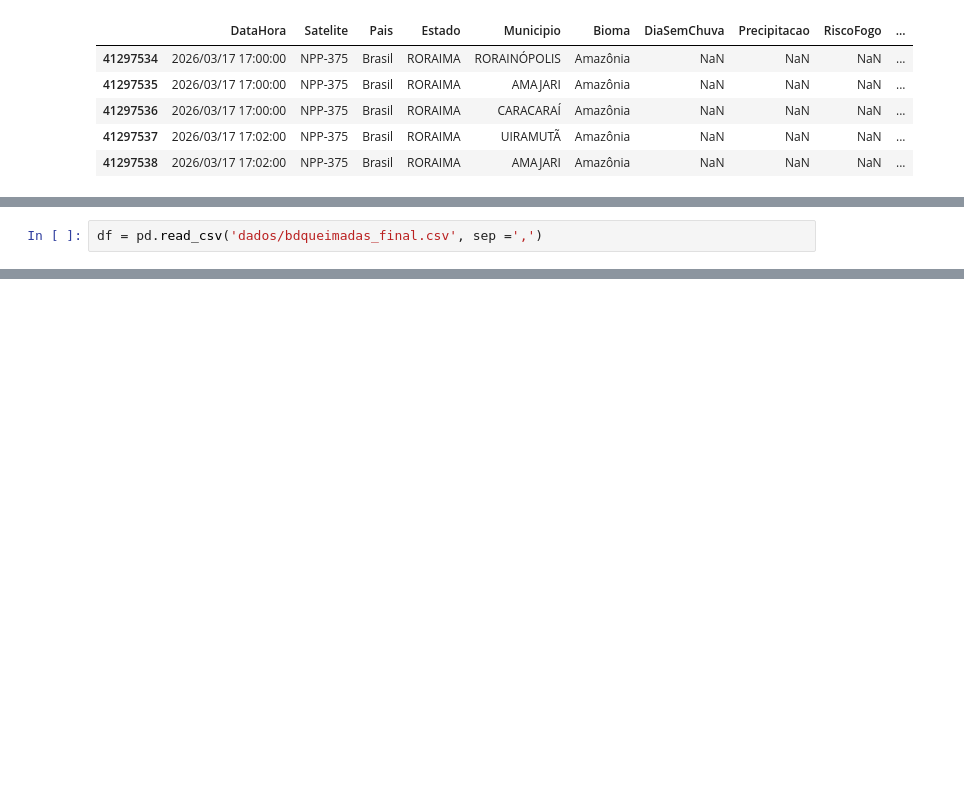
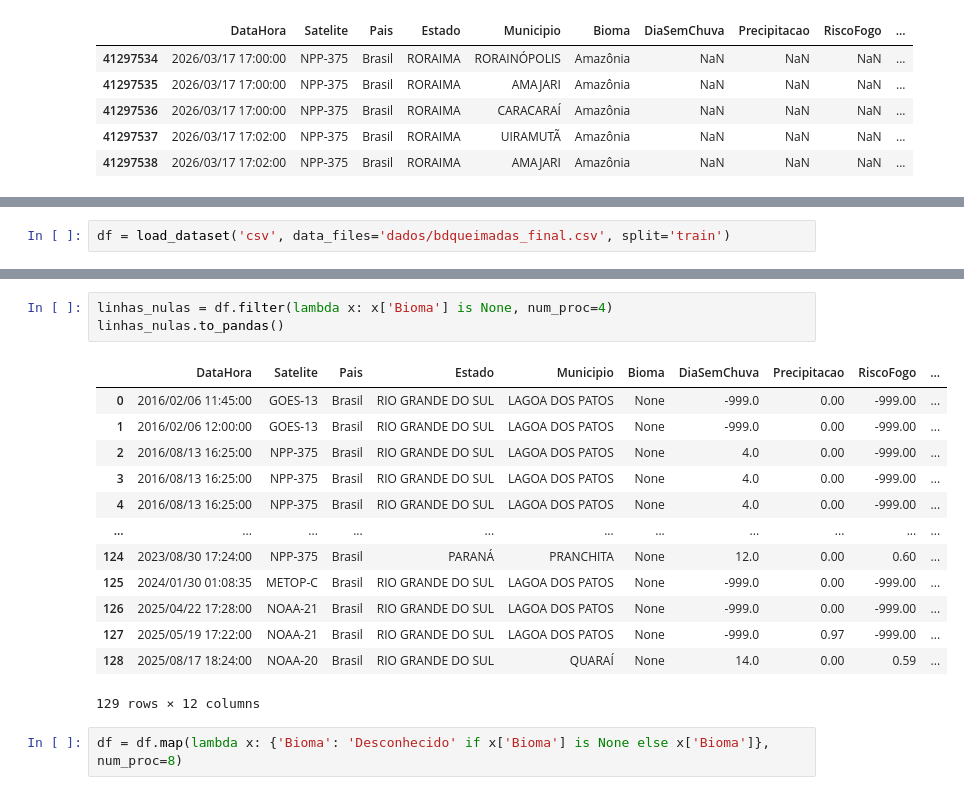
Before and after one commit to vincentbc23/Desafio-3_Zetta, a Jupyter notebook: Desafio3.ipynb, the cells around one changed output, grey strips where cells are left out. Cells and saved outputs as stored; diff of their text form; blank space fills up the shorter version.

Commit message:
Otimização com datasets e ignorando dados pesados

```diff
--- a/Desafio3.ipynb
+++ b/Desafio3.ipynb
@@ -151,3 +155,3 @@ df_final.to_csv('dados/bdqueimadas_final.csv', index=False, encoding='utf-8-sig'
 # %%
-df = pd.read_csv('dados/bdqueimadas_final.csv', sep =',')
+df = load_dataset('csv', data_files='dados/bdqueimadas_final.csv', split='train')
 # %%
@@ -196,3 +226,22 @@ FRP             12772059
 Latitude               0
 Longitude              0
 dtype: int64
+# %%
+linhas_nulas = df.filter(lambda x: x['Bioma'] is None, num_proc=4)
+linhas_nulas.to_pandas()
+# %% [output]
+|  | DataHora | Satelite | Pais | Estado | Municipio | Bioma | DiaSemChuva | Precipitacao | RiscoFogo | ... |
+| 0 | 2016/02/06 11:45:00 | GOES-13 | Brasil | RIO GRANDE DO SUL | LAGOA DOS PATOS | None | -999.0 | 0.00 | -999.00 | ... |
+| 1 | 2016/02/06 12:00:00 | GOES-13 | Brasil | RIO GRANDE DO SUL | LAGOA DOS PATOS | None | -999.0 | 0.00 | -999.00 | ... |
+| 2 | 2016/08/13 16:25:00 | NPP-375 | Brasil | RIO GRANDE DO SUL | LAGOA DOS PATOS | None | 4.0 | 0.00 | -999.00 | ... |
+| 3 | 2016/08/13 16:25:00 | NPP-375 | Brasil | RIO GRANDE DO SUL | LAGOA DOS PATOS | None | 4.0 | 0.00 | -999.00 | ... |
+| 4 | 2016/08/13 16:25:00 | NPP-375 | Brasil | RIO GRANDE DO SUL | LAGOA DOS PATOS | None | 4.0 | 0.00 | -999.00 | ... |
+| ... | ... | ... | ... | ... | ... | ... | ... | ... | ... | ... |
+| 124 | 2023/08/30 17:24:00 | NPP-375 | Brasil | PARANÁ | PRANCHITA | None | 12.0 | 0.00 | 0.60 | ... |
+| 125 | 2024/01/30 01:08:35 | METOP-C | Brasil | RIO GRANDE DO SUL | LAGOA DOS PATOS | None | -999.0 | 0.00 | -999.00 | ... |
+| 126 | 2025/04/22 17:28:00 | NOAA-21 | Brasil | RIO GRANDE DO SUL | LAGOA DOS PATOS | None | -999.0 | 0.00 | -999.00 | ... |
+| 127 | 2025/05/19 17:22:00 | NOAA-21 | Brasil | RIO GRANDE DO SUL | LAGOA DOS PATOS | None | -999.0 | 0.97 | -999.00 | ... |
+| 128 | 2025/08/17 18:24:00 | NOAA-20 | Brasil | RIO GRANDE DO SUL | QUARAÍ | None | 14.0 | 0.00 | 0.59 | ... |
+129 rows × 12 columns
+# %%
+df = df.map(lambda x: {'Bioma': 'Desconhecido' if x['Bioma'] is None else x['Bioma']}, num_proc=8)
```
Also changed, not shown: parts of 12 cells of this notebook, 1 other file.
